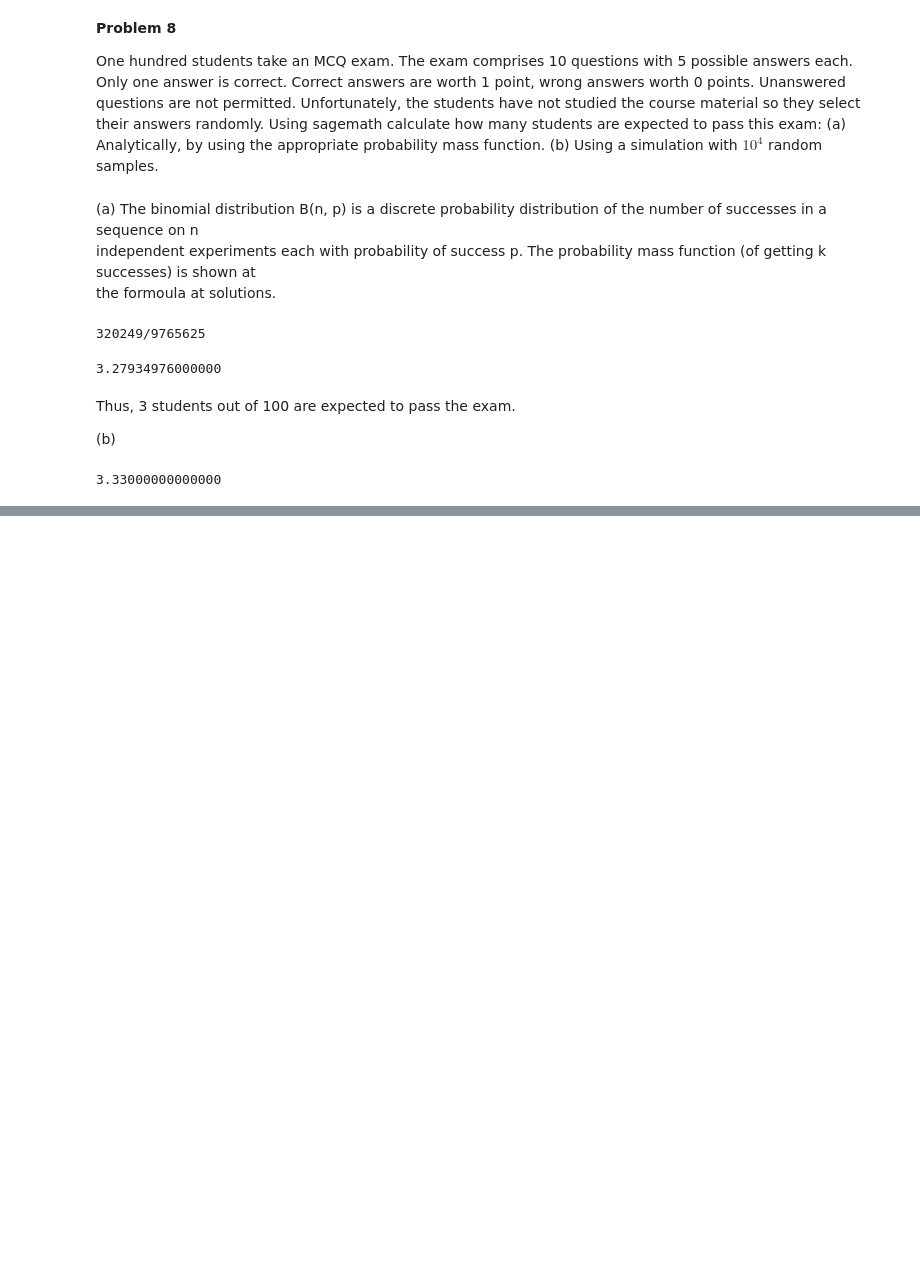
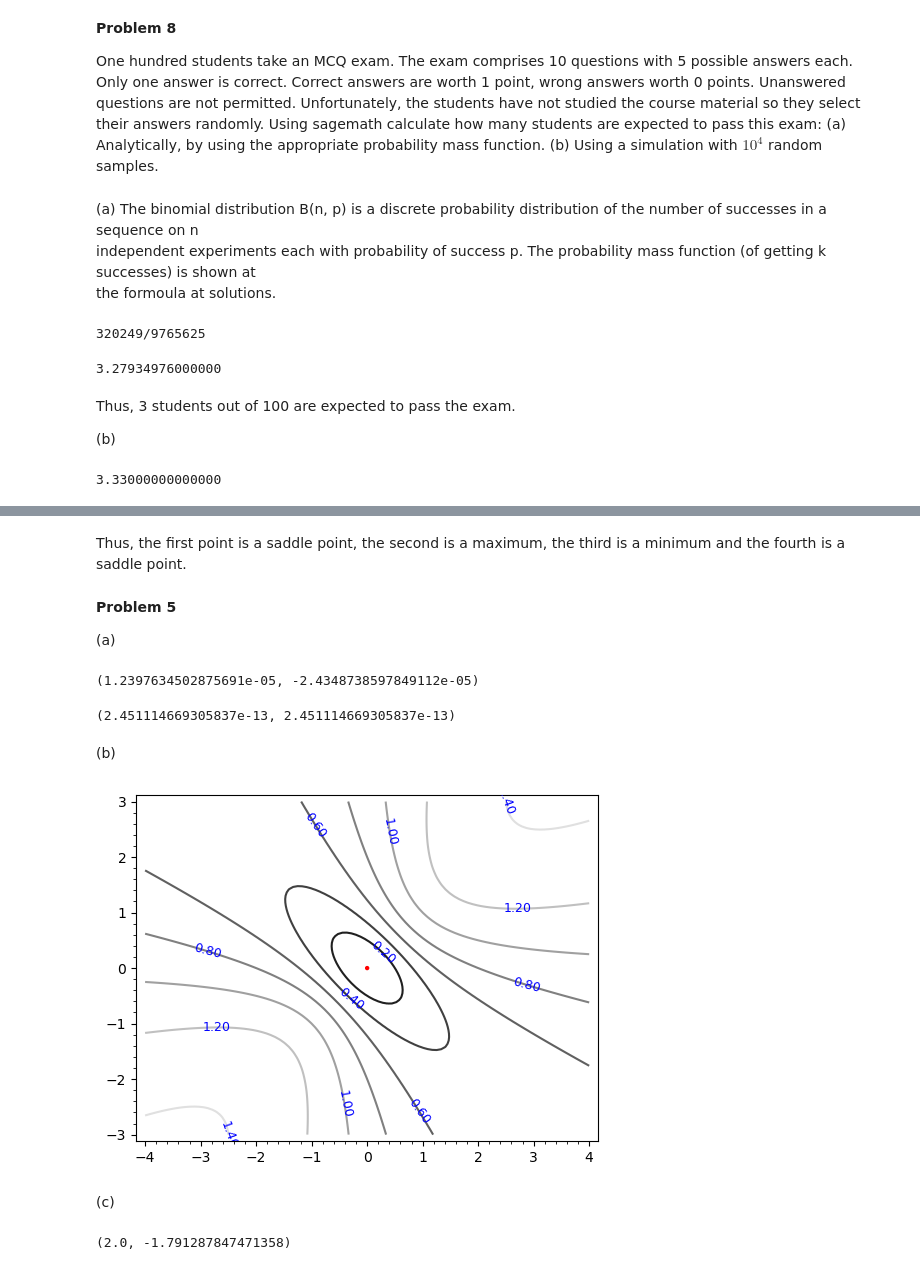
Before and after one commit to gzavlanis/Jupyter-files, a Jupyter notebook: revision_exams_2.ipynb, the cells around one changed output, grey strips where cells are left out. Cells and saved outputs as stored; diff of their text form; code cells hidden in the pictures; blank space fills up the shorter version.

```diff
--- a/revision_exams_2.ipynb
+++ b/revision_exams_2.ipynb
@@ -642,0 +665,30 @@ n(100 * sum([scores.count(i) for i in range(5, 11)])/nos)
+# %% [markdown]
+Thus, the first point is a saddle point, the second is a maximum, the third is a minimum and the fourth is a saddle point.
+# %% [markdown]
+**Problem 5**
+
+(a)
+# %%
+x, y = var('x, y')
+f(x, y) = (x^2 + y^2 + x*y)/(1 + x^2 + y^2)
+
+min = minimize(f(x, y), (2, 2), algorithm = "simplex"); min
+# %% [output]
+(1.2397634502875691e-05, -2.4348738597849112e-05)
+# %%
+min = minimize(f(x, y), (2, 2), algorithm = "ncg"); min
+# %% [output]
+(2.451114669305837e-13, 2.451114669305837e-13)
+# %% [markdown]
+(b)
+# %%
+contour_plot((x^2 + y^2 + x*y)/(1 + x^2 + y^2), [x, -4, 4], [y, -3, 3], \
+    fill = False, labels = True) + point(min, color = "red")
+# %% [output]
+[figure, added]
+# %% [markdown]
+(c)
+# %%
+min = minimize_constrained(f(x, y), [(2.,3), (-2, 3)], (2, 2)); min
+# %% [output]
+(2.0, -1.791287847471358)
```
Also changed, not shown: parts of 7 cells of this notebook.
